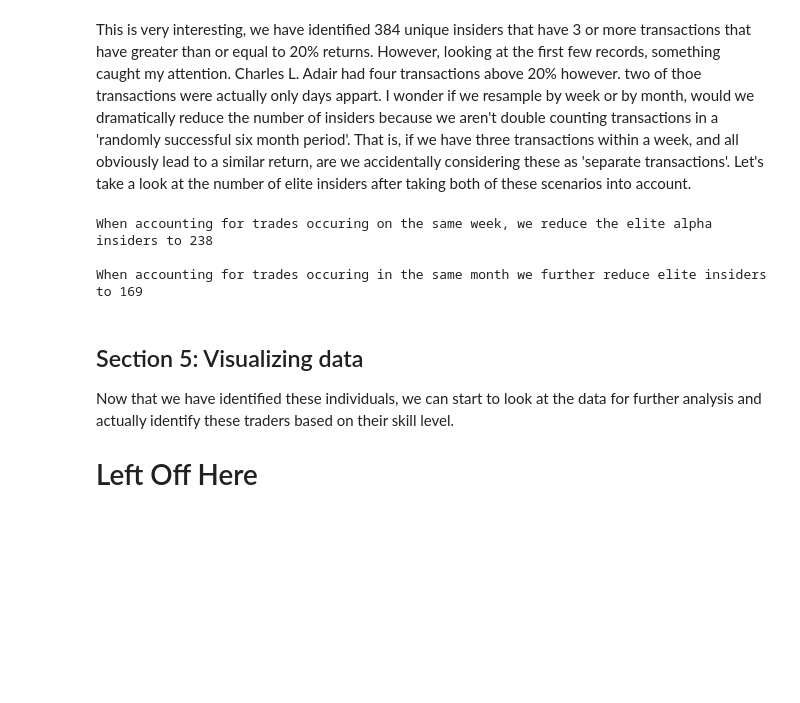
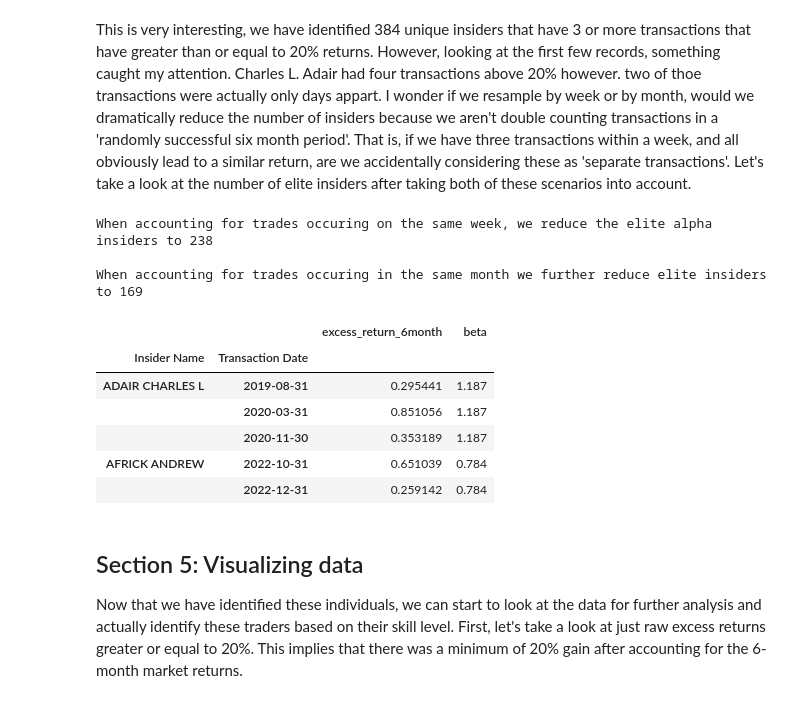
Before and after one commit to tmacpherson6/Do-Insiders-Know-Something-We-Dont, a Jupyter notebook: Notebook 6 - good_buyers.ipynb, the cells around one changed output. Cells and saved outputs as stored; diff of their text form; code cells hidden in the pictures; blank space fills up the shorter version.

```diff
--- a/Notebook 6 - good_buyers.ipynb
+++ b/Notebook 6 - good_buyers.ipynb
@@ -159,25 +156,33 @@ This is very interesting, we have identified 384 unique insiders that have 3 or
 # %%
 # Let's start with resampling based on weeks. We need to start by setting the index.
 resampled_df = df_elite_alpha_insiders.copy()
 resampled_df['Transaction Date'] = pd.to_datetime(resampled_df['Transaction Date'])
 resampled_df.set_index('Transaction Date', inplace=True)
 
 # Now, we can resample based on the transaction date and simply count
-weekly_counts = resampled_df.groupby(['Insider Name', pd.Grouper(freq='W')])['Ticker'].size()
+weekly_counts = resampled_df.groupby(['Insider Name', pd.Grouper(freq='W')]).agg({'excess_return_6month':'mean',
+                                                                                  'beta':'max'})
 num_of_trades = weekly_counts.groupby('Insider Name').size()
 print(f"When accounting for trades occuring on the same week, we reduce the elite alpha insiders to {len(num_of_trades[num_of_trades >= 3])}")
 
 # Now, we can resample based on the transaction date and simply count
-monthly_counts = resampled_df.groupby(['Insider Name', pd.Grouper(freq='ME')])['Ticker'].size()
+monthly_counts = resampled_df.groupby(['Insider Name', pd.Grouper(freq='ME')]).agg({'excess_return_6month':'mean',
+                                                                                    'beta':'max'})
 num_of_trades = monthly_counts.groupby('Insider Name').size()
 print(f"\nWhen accounting for trades occuring in the same month we further reduce elite insiders to {len(num_of_trades[num_of_trades >= 3])}")
+monthly_counts.head()
 # %% [output]
 When accounting for trades occuring on the same week, we reduce the elite alpha insiders to 238
 
 When accounting for trades occuring in the same month we further reduce elite insiders to 169
+|  |  | excess_return_6month | beta |
+| Insider Name | Transaction Date |  |  |
+| ADAIR CHARLES L | 2019-08-31 | 0.295441 | 1.187 |
+|  | 2020-03-31 | 0.851056 | 1.187 |
+|  | 2020-11-30 | 0.353189 | 1.187 |
+| AFRICK ANDREW | 2022-10-31 | 0.651039 | 0.784 |
+|  | 2022-12-31 | 0.259142 | 0.784 |
 # %% [markdown]
 ## Section 5: Visualizing data
-Now that we have identified these individuals, we can start to look at the data for further analysis and actually identify these traders based on their skill level.
-
-# Left Off Here
+Now that we have identified these individuals, we can start to look at the data for further analysis and actually identify these traders based on their skill level. First, let's take a look at just raw excess returns greater or equal to 20%. This implies that there was a minimum of 20% gain after accounting for the 6-month market returns.
 # %%
```
Also changed, not shown: parts of 6 cells of this notebook, 1 other file.
